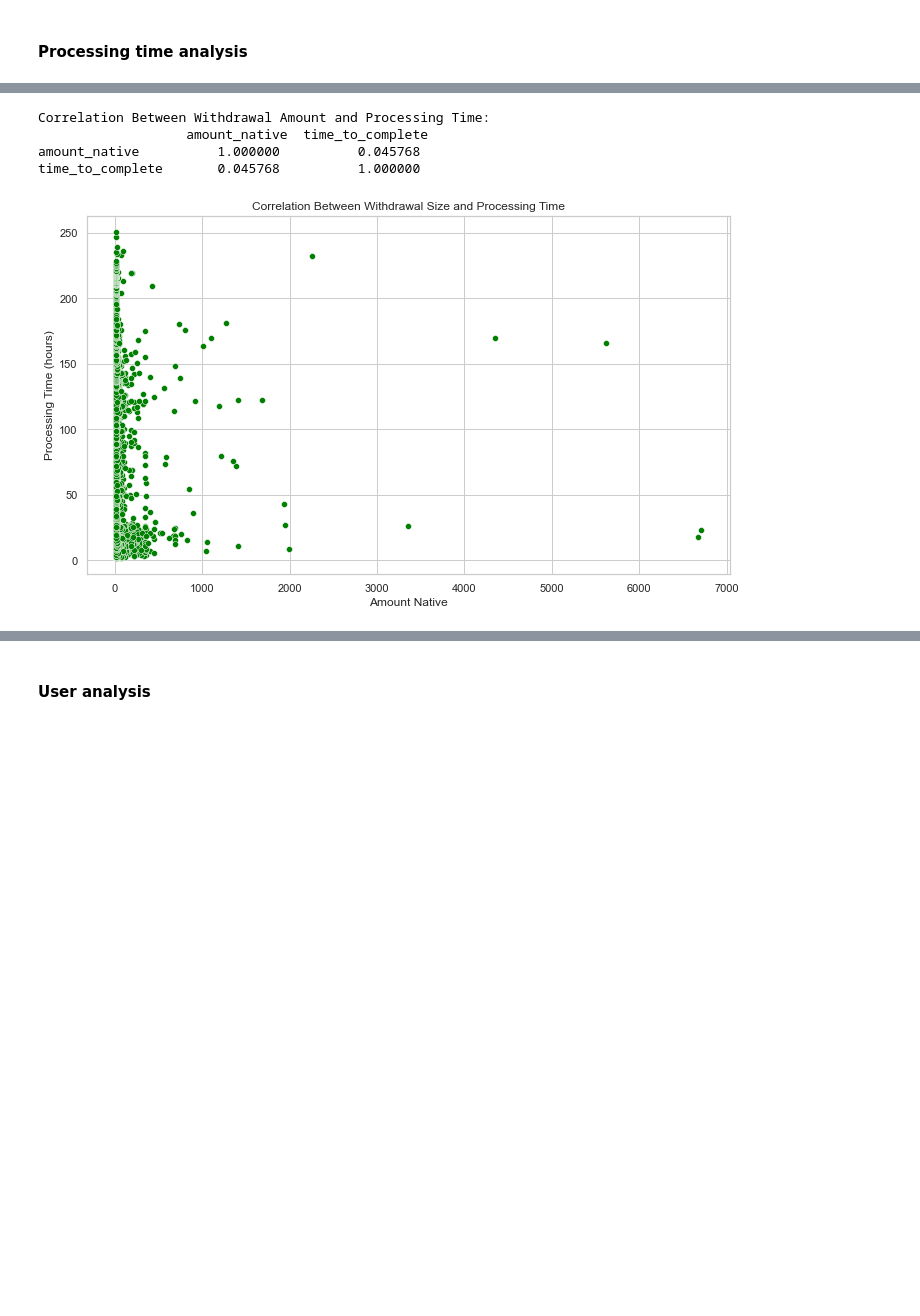
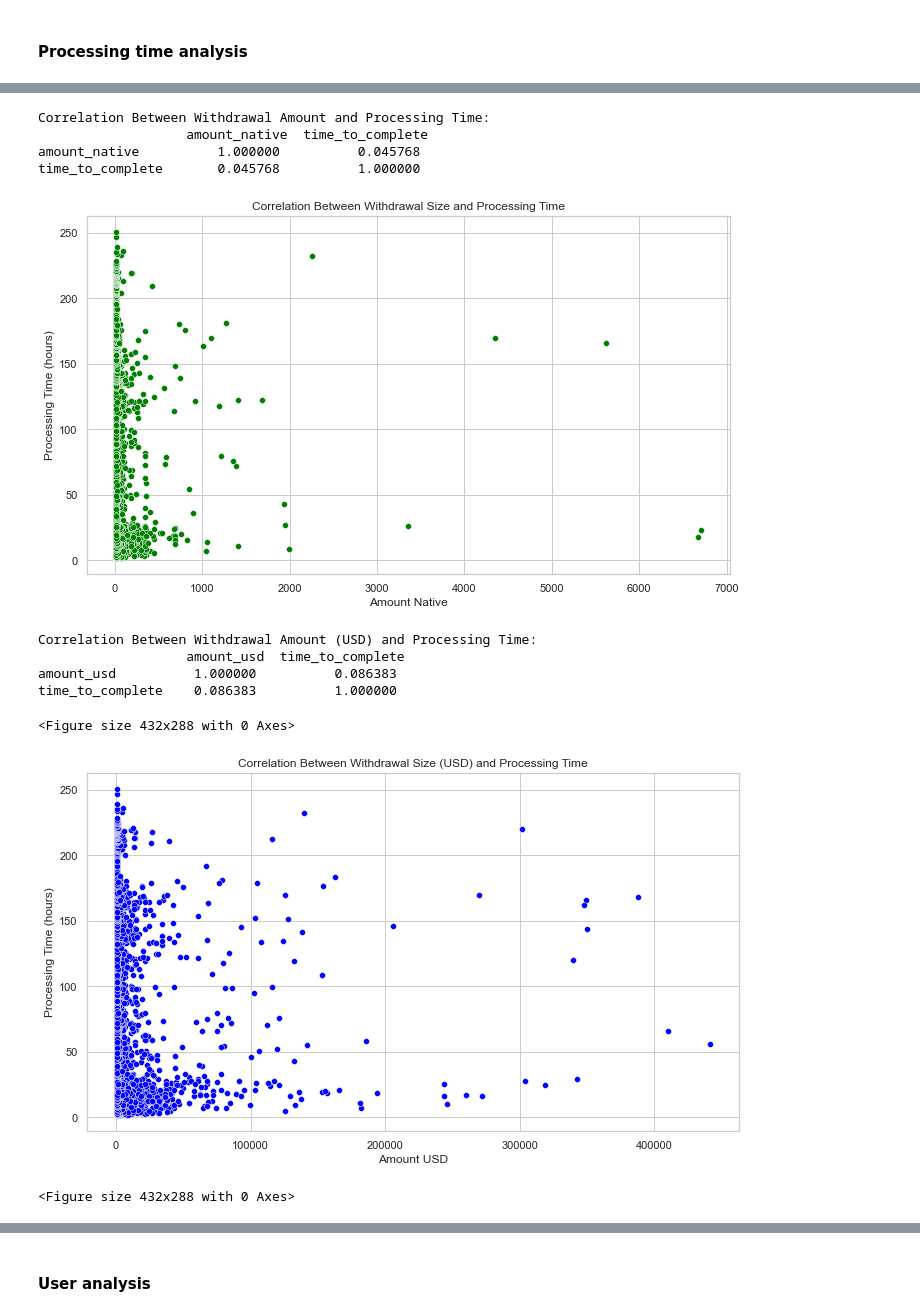
Before and after one commit to njenko/BItstamp-Assesment, a Jupyter notebook: Task 1/Bitstamp_Assignment_Task1.ipynb, the cells around one changed output, grey strips where cells are left out. Cells and saved outputs as stored; diff of their text form; code cells hidden in the pictures; blank space fills up the shorter version.

```diff
--- a/Task 1/Bitstamp_Assignment_Task1.ipynb
+++ b/Task 1/Bitstamp_Assignment_Task1.ipynb
@@ -600,22 +632,48 @@ plt.show()
 # %%
 # Calculate the correlation between amount_native and time_to_complete
 correlation_processing = df_processing_times[['amount_native', 'time_to_complete']].corr()
 print("Correlation Between Withdrawal Amount and Processing Time:\n", correlation_processing)
 
 # Scatter plot to visualize the correlation
 plt.figure(figsize=(10, 6))
 sns.scatterplot(x='amount_native', y='time_to_complete', data=df_processing_times, color='green')
 plt.title('Correlation Between Withdrawal Size and Processing Time')
 plt.xlabel('Amount Native')
 plt.ylabel('Processing Time (hours)')
 plt.tight_layout()
 plt.show()
+
+# Save plot to a file
+plt.savefig('Outputs/Plots/processing_time_vs_amount_native.png')
+
+# Calculate the correlation between amount_usd and time_to_complete
+correlation_processing_usd = df_processing_times[['amount_usd', 'time_to_complete']].corr()
+print("Correlation Between Withdrawal Amount (USD) and Processing Time:\n", correlation_processing_usd)
+
+# Scatter plot to visualize the correlation
+plt.figure(figsize=(10, 6))
+sns.scatterplot(x='amount_usd', y='time_to_complete', data=df_processing_times, color='blue')
+plt.title('Correlation Between Withdrawal Size (USD) and Processing Time')
+plt.xlabel('Amount USD')
+plt.ylabel('Processing Time (hours)')
+plt.tight_layout()
+plt.show()
+
+# Save plot to a file
+plt.savefig('Outputs/Plots/processing_time_vs_amount_usd.png')
 # %% [output]
 Correlation Between Withdrawal Amount and Processing Time:
                    amount_native  time_to_complete
 amount_native          1.000000          0.045768
 time_to_complete       0.045768          1.000000
 [figure]
+Correlation Between Withdrawal Amount (USD) and Processing Time:
+                   amount_usd  time_to_complete
+amount_usd          1.000000          0.086383
+time_to_complete    0.086383          1.000000
+<Figure size 432x288 with 0 Axes>
+[figure, added]
+<Figure size 432x288 with 0 Axes>
 # %%
 # Group by day of the week and calculate mean processing time and count of transactions
 daily_processing_time = df_processing_times.groupby('requested_day_of_week')['time_to_complete'].mean()
```
Also changed, not shown: parts of 12 cells of this notebook, 11 other files.
